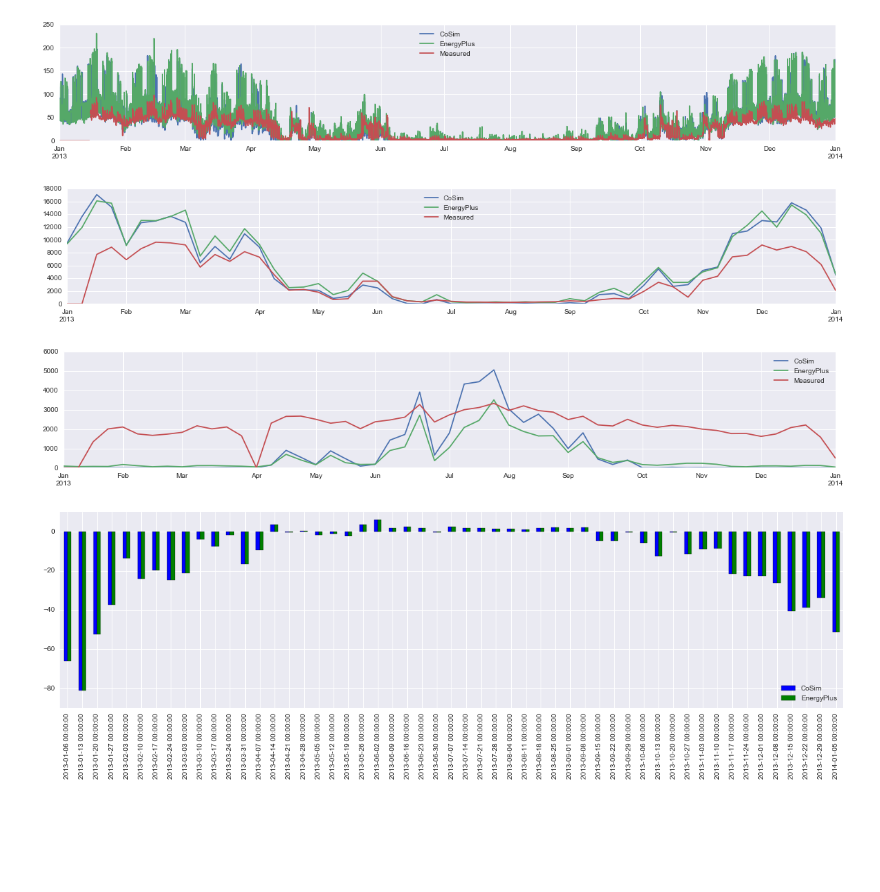
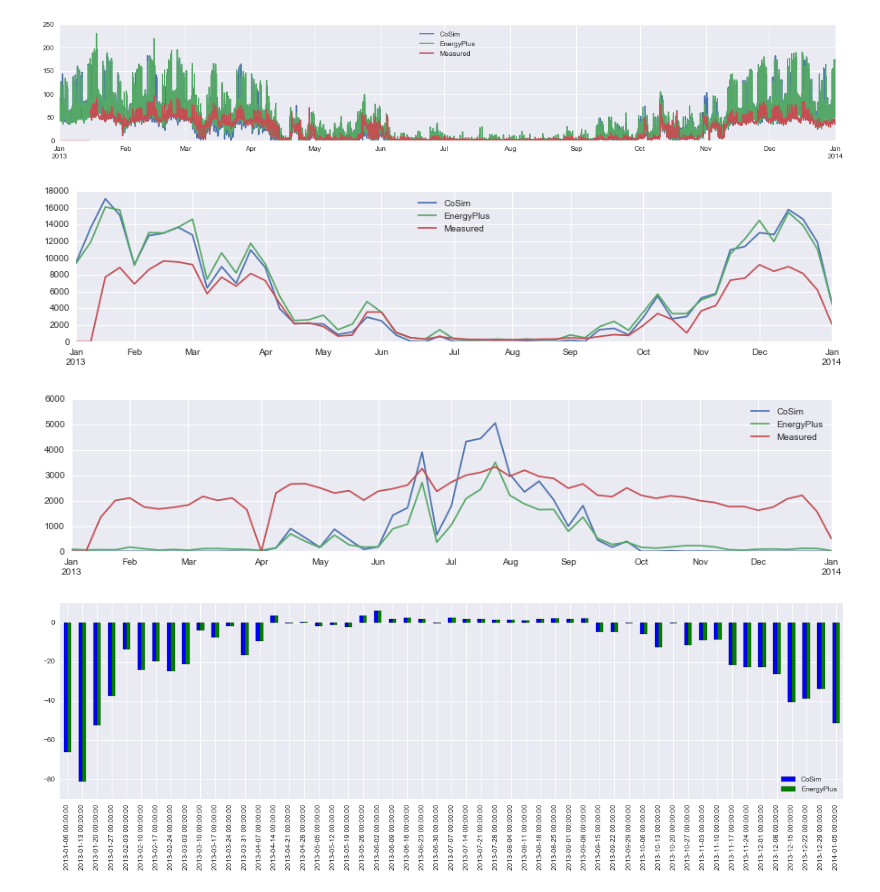
Before and after one commit to architecture-building-systems/umem-jbps-data, a Jupyter notebook: ipy-notebooks/20150202_HPI_CalibrationStep.ipynb, the cells around one changed output. Saved outputs shown, nothing was run; the diff lists cells and outputs as text; code cells hidden in the pictures; blank space fills up the shorter version.

```diff
--- a/ipy-notebooks/20150202_HPI_CalibrationStep.ipynb
+++ b/ipy-notebooks/20150202_HPI_CalibrationStep.ipynb
@@ -108,13 +108,13 @@ df_allheating.plot(figsize=(20,3));
 # %% [output]
 [figure]
 # %%
-df_allheating.resample('W', how='sum').plot(figsize=(20,3));
+df_allheating.resample('W', how='sum').plot(figsize=(15,3));
 # %% [output]
-[figure, old version]
+[figure, new version]
 # %%
-df_allcooling.resample('W', how='sum').plot(figsize=(20,3));
+df_allcooling.resample('W', how='sum').plot(figsize=(15,3));
 # %% [output]
-[figure, old version]
+[figure, new version]
 # %%
 df_diff_cosim = df_meas - df_cosim
 df_diff_eplus = df_meas - df_eplus
```
Also changed, not shown: parts of 2 cells of this notebook.
